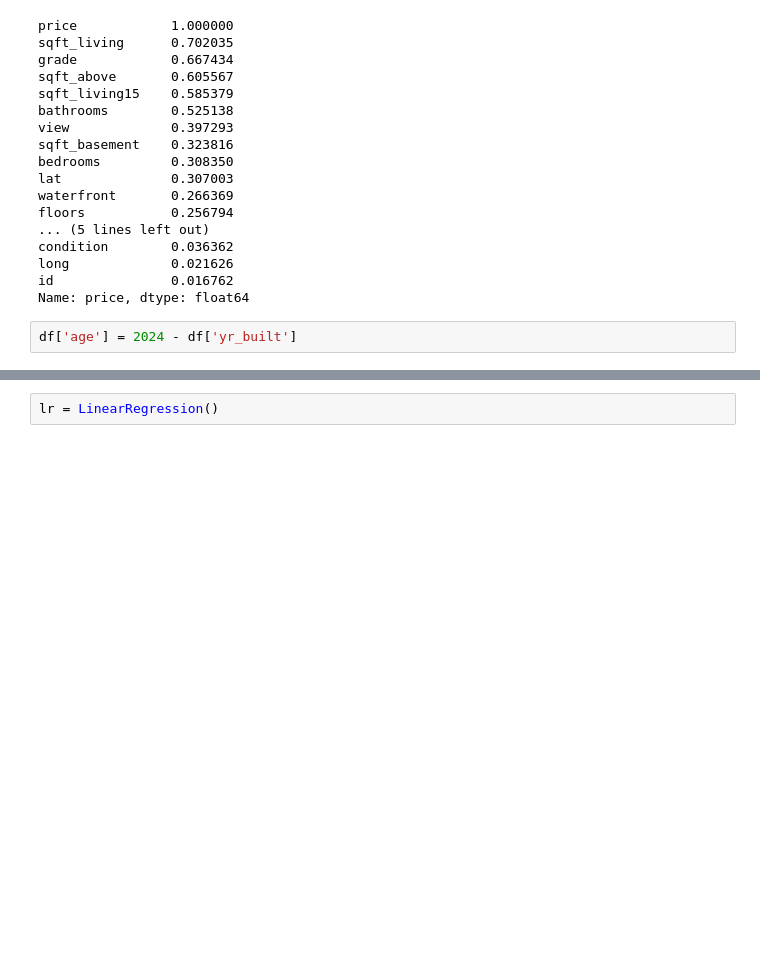
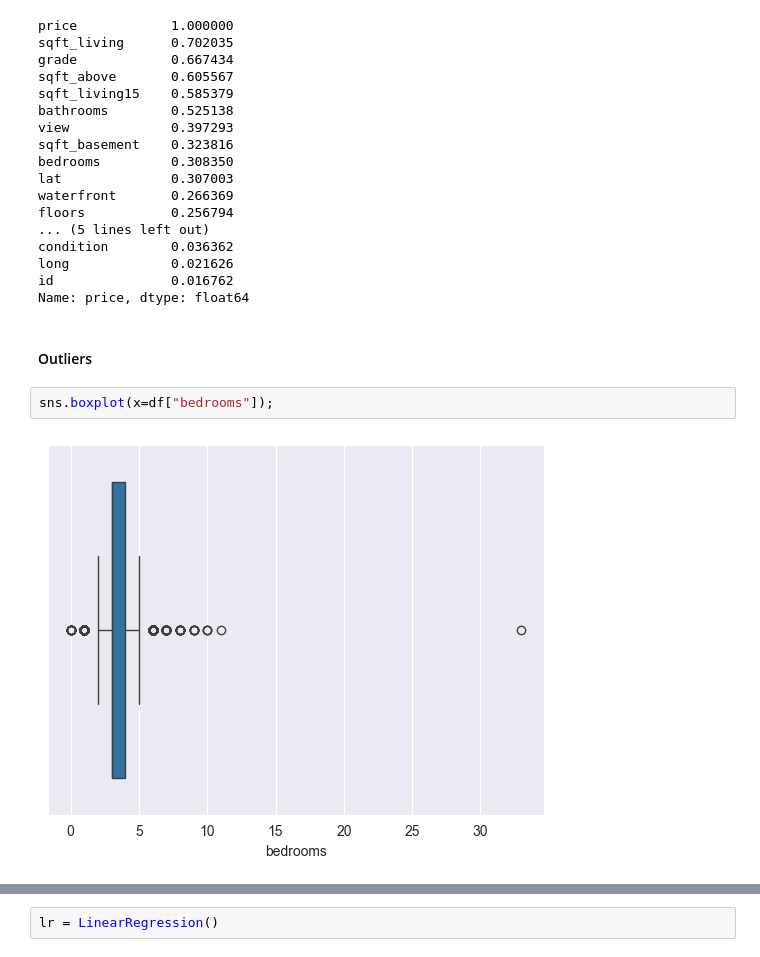
Before and after one commit to egekibar/ai-course, a Jupyter notebook: Homeworks/House Price Prediction/House Price Prediction.ipynb, the cells around one changed output, grey strips where cells are left out. Cells and saved outputs as stored; diff of their text form; blank space fills up the shorter version.

```diff
--- a/Homeworks/House Price Prediction/House Price Prediction.ipynb
+++ b/Homeworks/House Price Prediction/House Price Prediction.ipynb
@@ -88,5 +154,9 @@ condition        0.036362
 long             0.021626
 id               0.016762
 Name: price, dtype: float64
-# %%
-df['age'] = 2024 - df['yr_built']
+# %% [markdown]
+#### Outliers
+# %%
+sns.boxplot(x=df["bedrooms"]);
+# %% [output]
+[figure, added]
```
Also changed, not shown: parts of 103 cells of this notebook.
